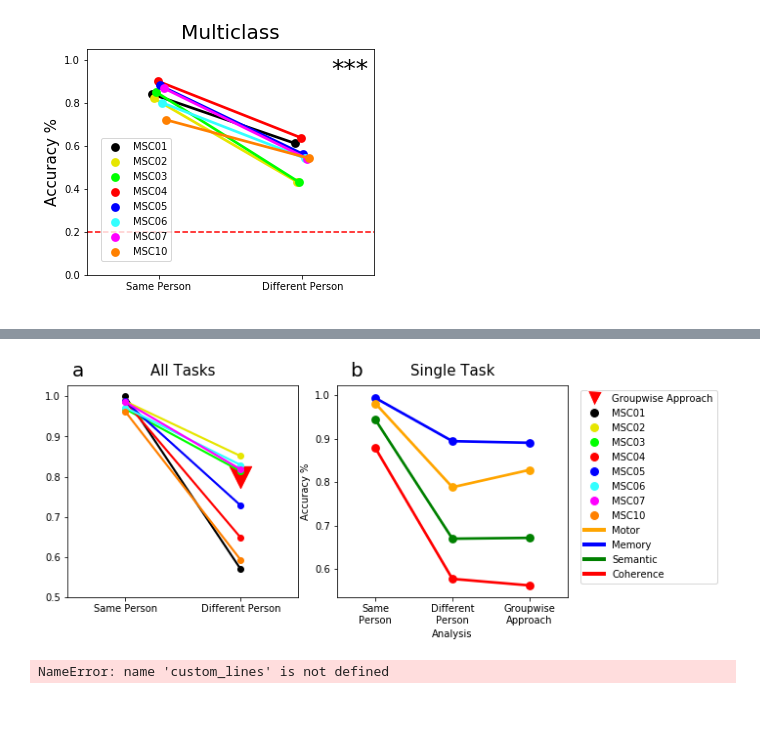
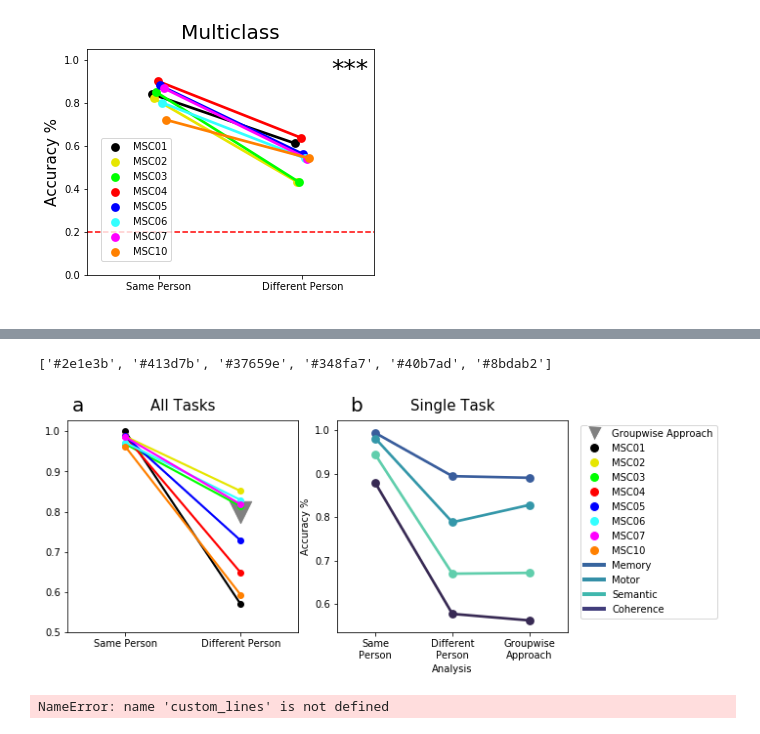
Before and after one commit to GrattonLab/MSC_Alexis, a Jupyter notebook: analysis/code/mL_rsfMRI/Figures/FinalFigures.ipynb, the cells around one changed output, grey strips where cells are left out. Drawn from its saved outputs; the diff is of its cells as text; code cells hidden in the pictures.

```diff
--- a/analysis/code/mL_rsfMRI/Figures/FinalFigures.ipynb
+++ b/analysis/code/mL_rsfMRI/Figures/FinalFigures.ipynb
@@ -1810,8 +1806,13 @@ plt.savefig(thisDir+'output/FigsFinal/supp_MC_Plot.png', bbox_inches='tight')
+# %%
+pal = sns.color_palette('mako')
+pal.as_hex()
+# %% [output]
+['#2e1e3b', '#413d7b', '#37659e', '#348fa7', '#40b7ad', '#8bdab2']
 # %%
 #Groupwise comparison
 from matplotlib.lines import Line2D
 import matplotlib.patches as patches
-legend_elements = [Line2D([0], [0], color='w',markerfacecolor='red', marker='v',markersize=15,label='Groupwise Approach'),
+legend_elements = [Line2D([0], [0], color='w',markerfacecolor='gray', marker='v',markersize=15,label='Groupwise Approach'),
                     Line2D([0], [0],  color='w',markerfacecolor=MSCdict['1'],marker='o',markersize=10,label='MSC01'),
                   Line2D([0], [0],  color='w',markerfacecolor=MSCdict['2'],marker='o',markersize=10,label='MSC02'),
                   Line2D([0], [0],  color='w',markerfacecolor=MSCdict['3'],marker='o',markersize=10,label='MSC03'),
@@ -1820,10 +1821,10 @@ legend_elements = [Line2D([0], [0], color='w',markerfacecolor='red', marker='v',
                   Line2D([0], [0],  color='w',markerfacecolor=MSCdict['6'],marker='o',markersize=10,label='MSC06'),
                   Line2D([0], [0],  color='w',markerfacecolor=MSCdict['7'],marker='o',markersize=10,label='MSC07'),
                   Line2D([0], [0],  color='w',markerfacecolor=MSCdict['10'],marker='o',markersize=10,label='MSC10'),
-                  Line2D([0], [0], color='orange', lw=4, label='Motor'),
-                Line2D([0], [0], color='blue', lw=4,label='Memory'),
-                Line2D([0], [0], color='green', lw=4,label='Semantic'),
-                Line2D([0], [0], color='red', lw=4,label='Coherence')]
+                  Line2D([0], [0], color='#37659e', lw=4,label='Memory'),
+                   Line2D([0], [0], color='#348fa7', lw=4, label='Motor'),
+                Line2D([0], [0], color='#40b7ad', lw=4,label='Semantic'),
+                Line2D([0], [0], color='#413d7b', lw=4,label='Coherence')]
 
 from matplotlib.lines import Line2D
 custom_lines = [Line2D([0], [0], color='orange', lw=4),
@@ -1838,39 +1839,39 @@ fig.text(.46, .91, 'b',fontsize=20)
 
 ax1=fig.add_subplot(gs[0,1])
 #Split up 7 x 58760 splitting up sessions so all subjects session 1 data trained leave out one subject 1 sess test on new task 7 subjects 1 session
-ax=sns.pointplot(x='Analysis',y='acc',hue='task',data=comp_CV,legend=False,order=['Same Person','Different Person','Groupwise Approach'],palette=['red','blue','orange','green'],ax=ax1)
+ax=sns.pointplot(x='Analysis',y='acc',hue='task',data=comp_CV,legend=False,order=['Same Person','Different Person','Groupwise Approach'],palette='mako',ax=ax1)
 #ax.legend(custom_lines, ['Motor', 'Memory', 'Semantic','Coherence'],loc='lower left',fontsize='medium',bbox_to_anchor=(.03, .05),title='Training Task')
 plt.ylabel("Accuracy %", fontsize=10)
 ax.set_title('Single Task', fontsize=15, pad=10)
 ax.legend_.remove()
 ax.set_xticklabels(['Same\nPerson', 'Different\nPerson','Groupwise\nApproach'])
 ax2=fig.add_subplot(gs[0,0])
-ax2.scatter(x=1,y=mL_mean,s=500,color='r',marker="v")
+ax2.scatter(x=1,y=mL_mean,s=500,color='gray',marker="v")
 #fig.text(.95, .37, 'Groupwise Approach',fontsize=10)
 ax=sns.pointplot(x="Analysis",y="acc", hue="train_sub",ci=None, scale=.8,data=res,order=['Same Person','Different Person'],color='r', palette=['1','2','3','4','5','6','7','10'],ax=ax2)
 #plt.legend(bbox_to_anchor=(1.4, 1),fontsize='medium')
 
 ax.set_title('All Tasks', fontsize=15, pad=10)
 y=[.5,.6,.7,.8,.9,1.0]
 plt.yticks(y)
 plt.ylabel("")
 plt.xlabel(' ')
 ax.legend_.remove()
 
 
 
 
 
 ax9= fig.add_subplot(gs[0, 2])
 ax9.set_axis_off()
 plt.setp(ax9.get_yticklabels(), visible=False)
 plt.setp(ax9.get_xticklabels(), visible=False)
 ax9.set_xticks([])
 ax9.set_yticks([])
 ax9.legend(handles=legend_elements)#,loc='lower left',mode='expand',ncol=3,fontsize='xx-large',frameon=False)
 plt.savefig(thisDir+'output/FigsFinal/groupwise_mL_compPlot.png', bbox_inches='tight')
 # %% [output]
-[figure, old version]
+[figure, new version]
 # %%
 
 percentiles_CV_task=rand_DS.groupby(['feature','task']).agg({'same_sub': [p5, p95]})
```
Also changed, not shown: parts of 9 cells of this notebook, 26 other files.
